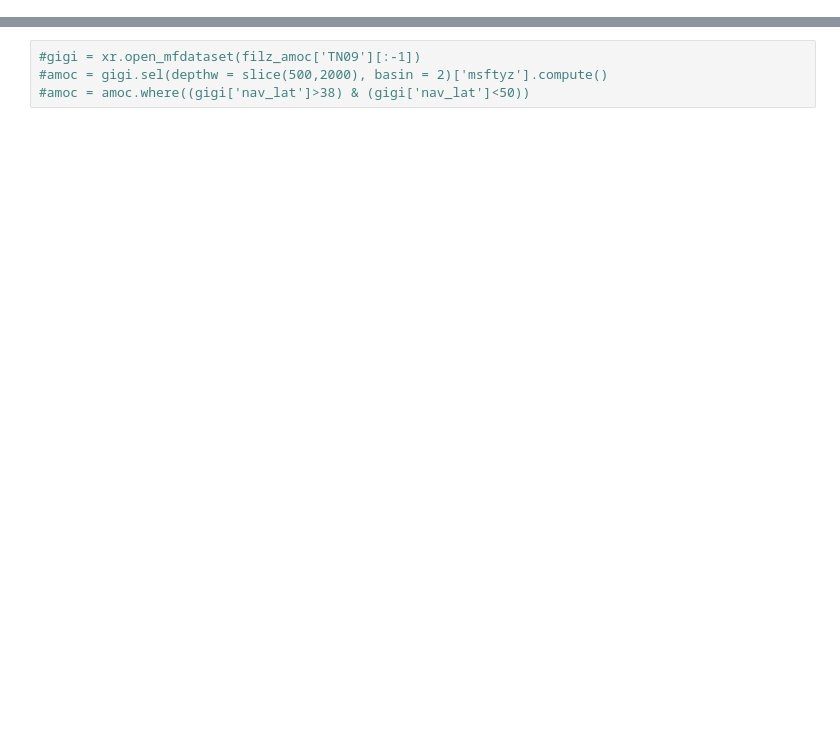
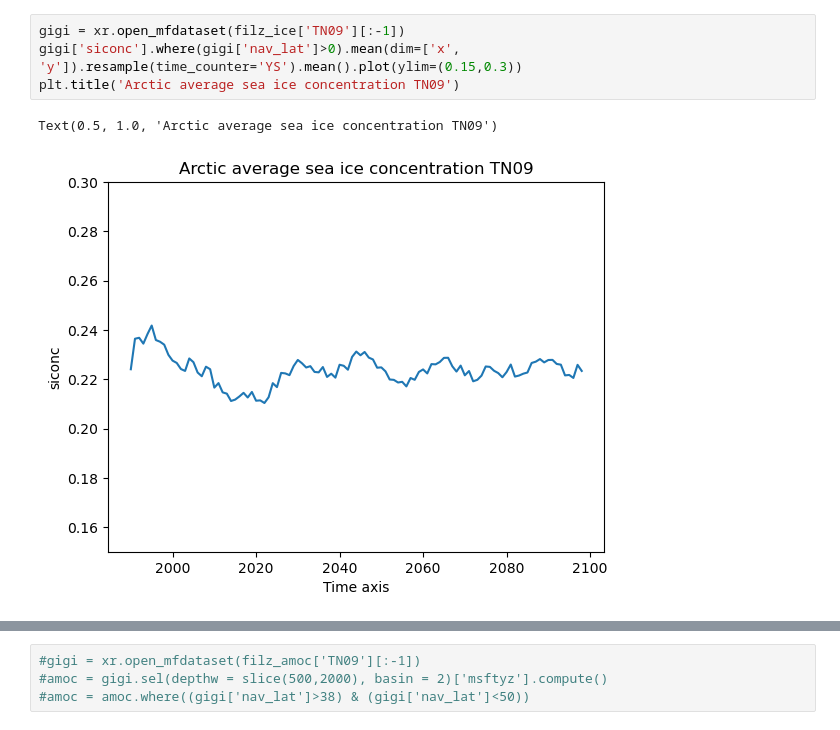
Before and after one commit to asozza/ecearth-quests, a Jupyter notebook: epochal/analysis/amoc-analysis.ipynb, the cells around one changed output, grey strips where cells are left out. Saved outputs shown, nothing was run; the diff lists cells and outputs as text; blank space fills up the shorter version.

```diff
--- a/epochal/analysis/amoc-analysis.ipynb
+++ b/epochal/analysis/amoc-analysis.ipynb
@@ -45,0 +54,7 @@ def amoc_timeseries(expname):
+# %%
+gigi = xr.open_mfdataset(filz_ice['TN09'][:-1])
+gigi['siconc'].where(gigi['nav_lat']>0).mean(dim=['x', 'y']).resample(time_counter='YS').mean().plot(ylim=(0.15,0.3))
+plt.title('Arctic average sea ice concentration TN09')
+# %% [output]
+Text(0.5, 1.0, 'Arctic average sea ice concentration TN09')
+[figure, added]
```
Also changed, not shown: parts of 6 cells of this notebook, 1 other file.
